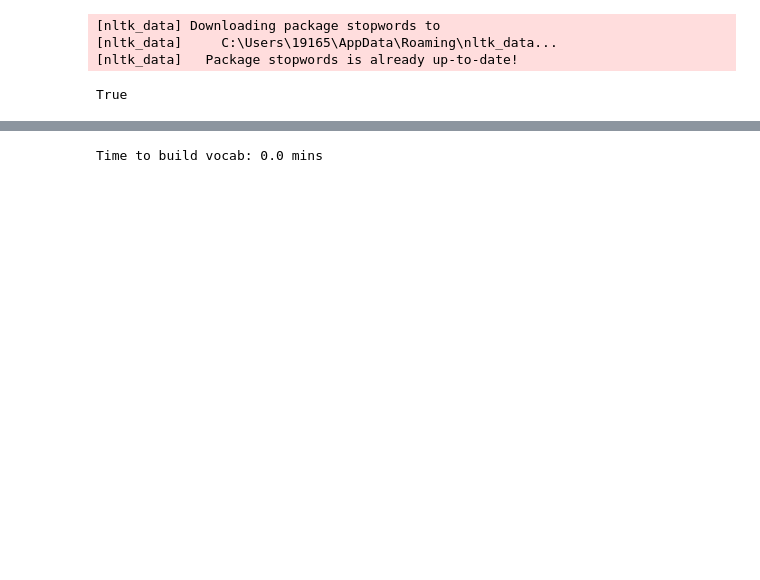
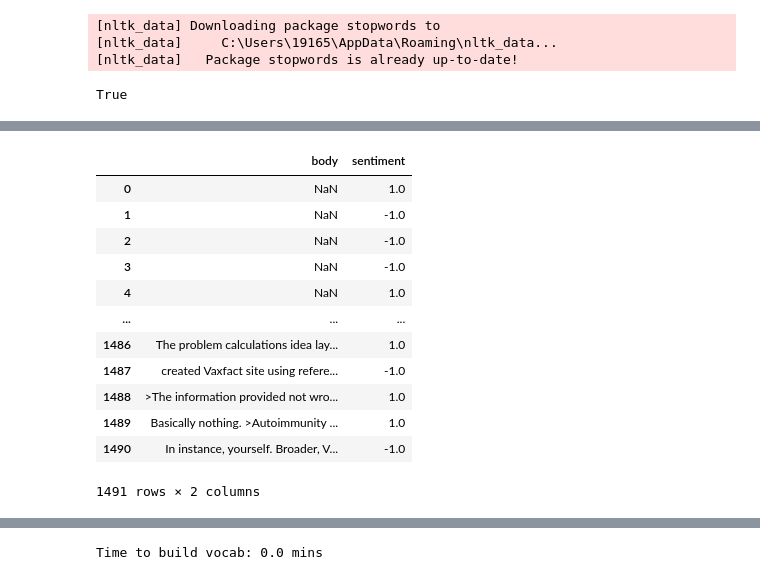
Before and after one commit to saechaol/vaccine-myths, a Jupyter notebook: myths.ipynb, the cells around one changed output, grey strips where cells are left out. Saved outputs shown, nothing was run; the diff lists cells and outputs as text; code cells hidden in the pictures; blank space fills up the shorter version.

```diff
--- a/myths.ipynb
+++ b/myths.ipynb
@@ -324,0 +365,17 @@ df
+# %%
+df_body_sentiment = pd.concat([df_body, df_sentiment], axis=1)
+df_body_sentiment
+# %% [output]
+|  | body | sentiment |
+| 0 | NaN | 1.0 |
+| 1 | NaN | -1.0 |
+| 2 | NaN | -1.0 |
+| 3 | NaN | -1.0 |
+| 4 | NaN | 1.0 |
+| ... | ... | ... |
+| 1486 | The problem calculations idea lay... | 1.0 |
+| 1487 | created Vaxfact site using refere... | -1.0 |
+| 1488 | >The information provided not wro... | 1.0 |
+| 1489 | Basically nothing. >Autoimmunity ... | 1.0 |
+| 1490 | In instance, yourself. Broader, V... | -1.0 |
+1491 rows × 2 columns
```
Also changed, not shown: parts of 23 cells of this notebook, 11 other files.
